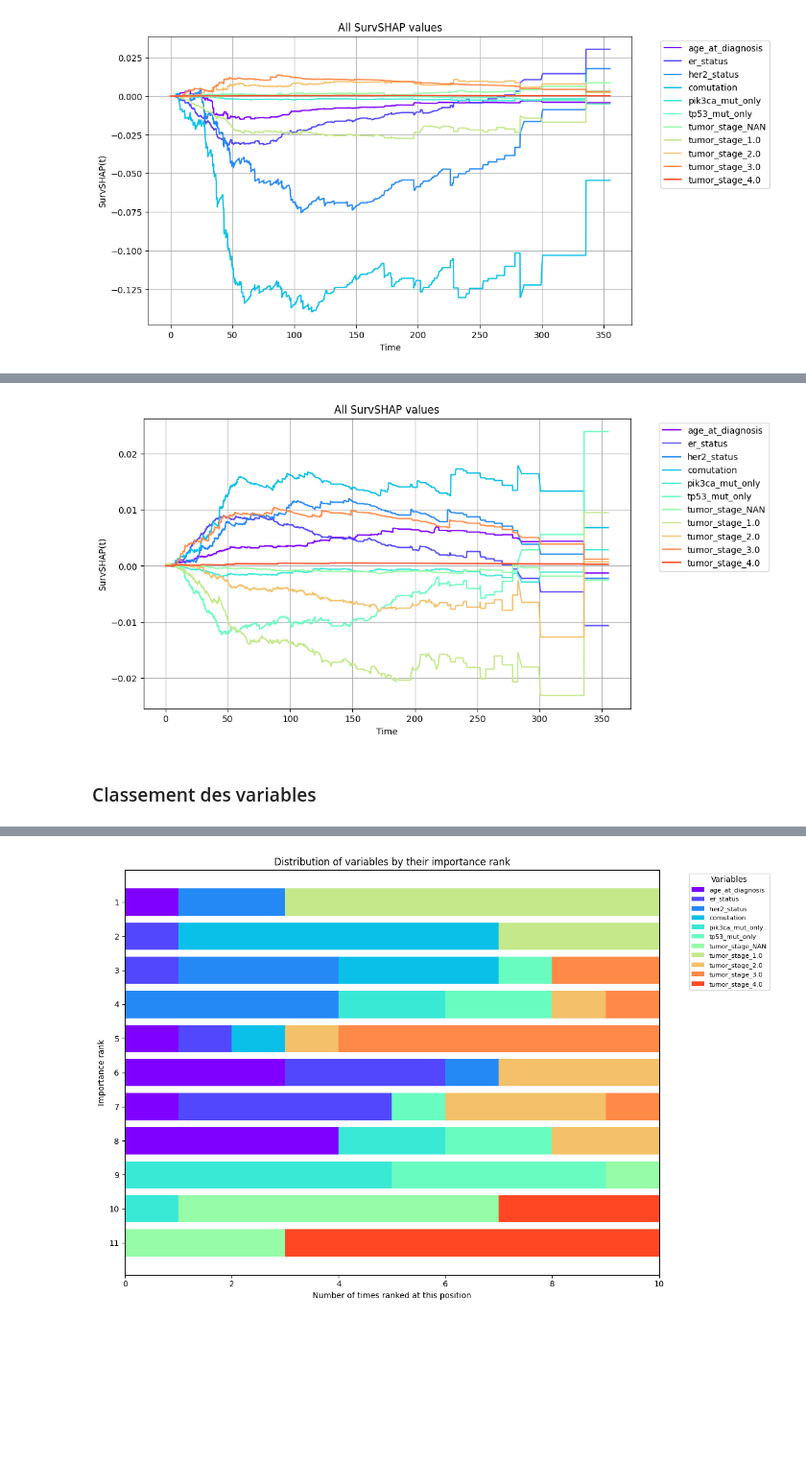
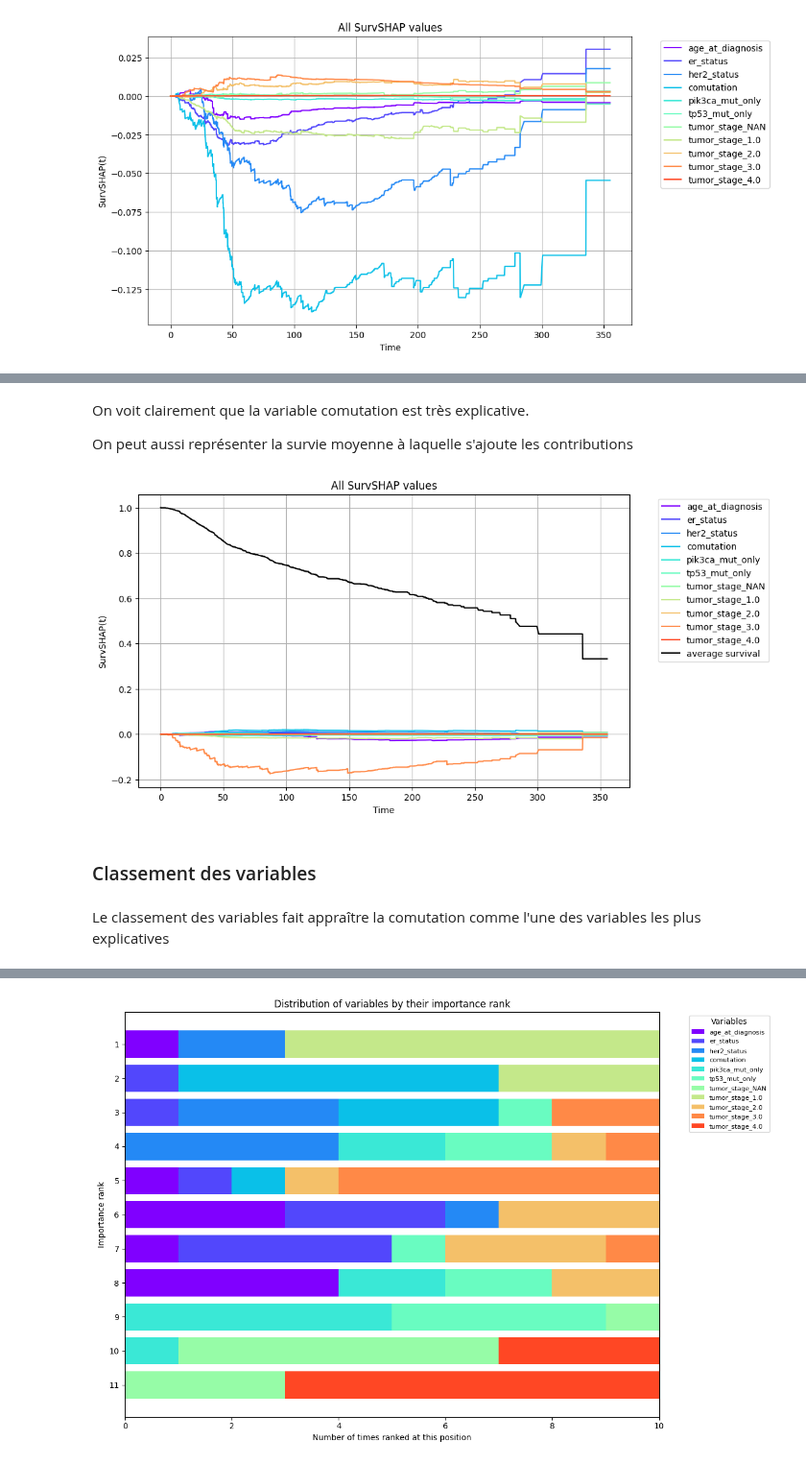
Before and after one commit to Clement-Dn/Surv-ML, a Jupyter notebook: SurvTreeShap_Metabric.ipynb, the cells around one changed output, grey strips where cells are left out. Shown at 96% size. Saved outputs shown, nothing was run; the diff lists cells and outputs as text; code cells hidden in the pictures; blank space fills up the shorter version.

```diff
--- a/SurvTreeShap_Metabric.ipynb
+++ b/SurvTreeShap_Metabric.ipynb
@@ -357,10 +371,14 @@ if True:
+# %% [markdown]
+On voit clairement que la variable comutation est très explicative.
+
+On peut aussi représenter la survie moyenne à laquelle s'ajoute les contributions
 # %%
-#SurvTreeSHAP pour une patiente au hasard
-
 STS_comp= fstp.SurvTreeSHAPexplainer(rsf_comp, X_comp_test)
-STS_comp.plotgraph(5)
+STS_comp.plotgraph(21,plot_average_surv=True)
 # %% [output]
-[figure, old version]
+[figure, new version]
 # %% [markdown]
 ### Classement des variables
+# %% [markdown]
+Le classement des variables fait appraître la comutation comme l'une des variables les plus explicatives
 # %%
```
Also changed, not shown: parts of 55 cells of this notebook, 2 other files.
